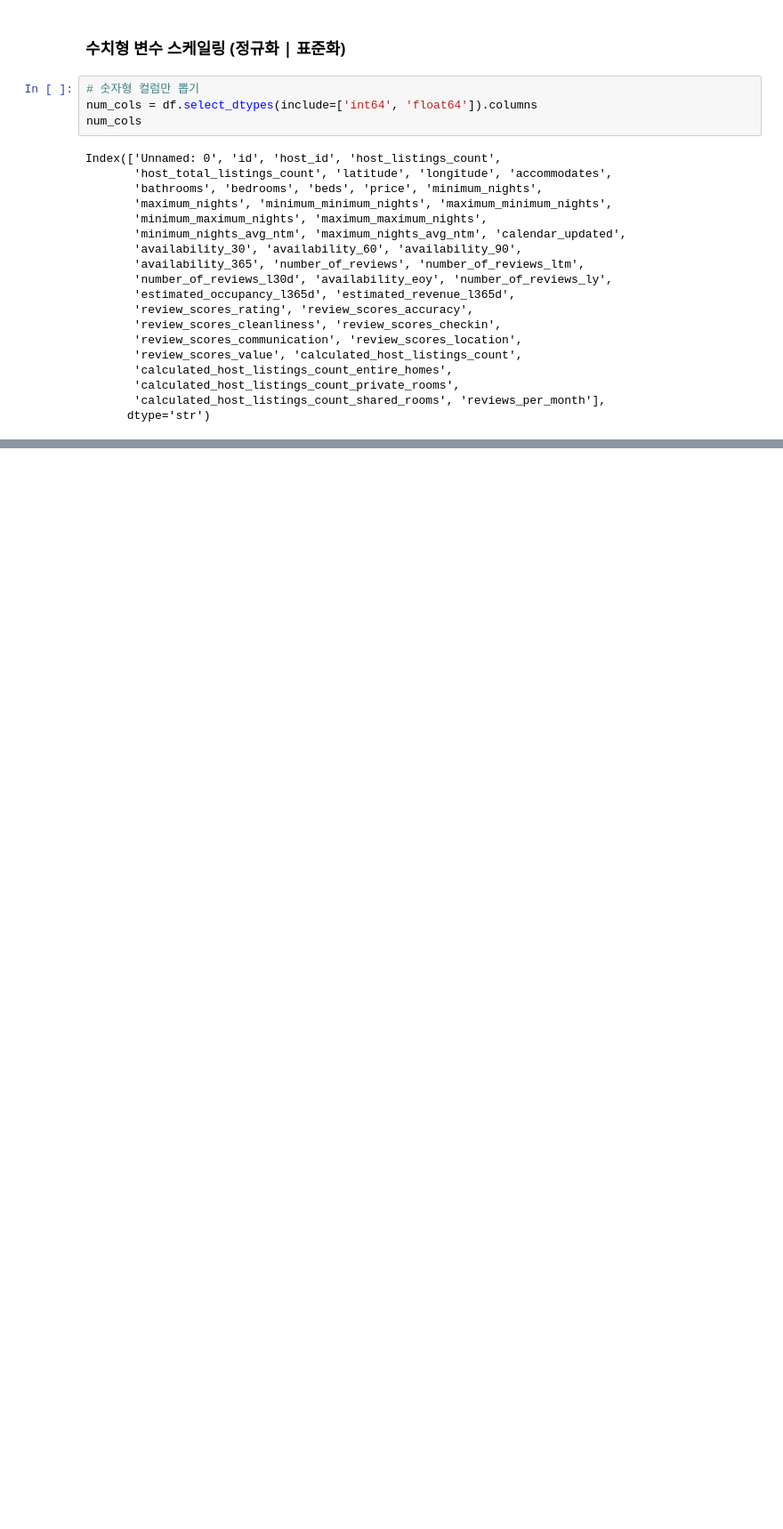
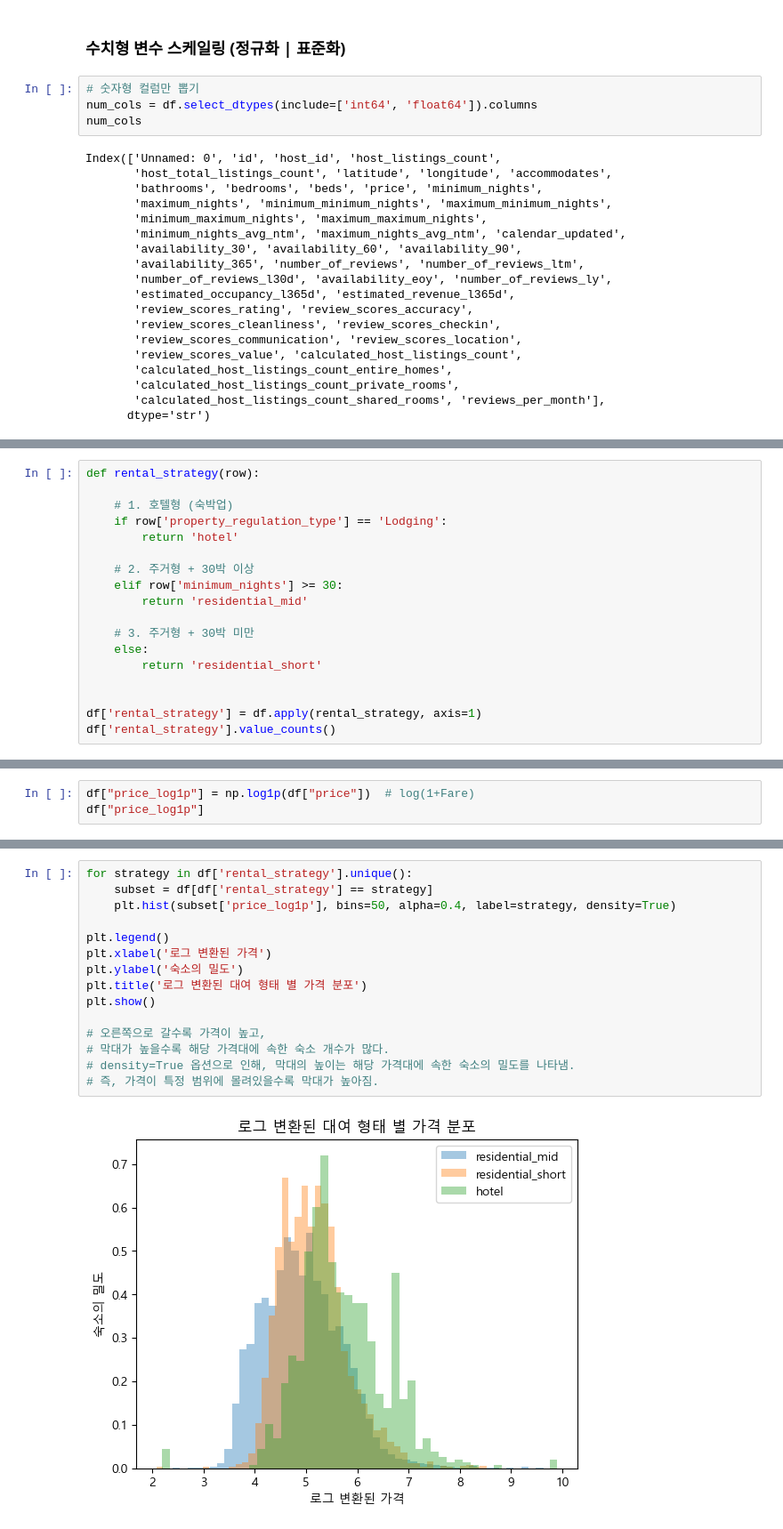
Before and after one commit to motimit/second_project, a Jupyter notebook: Chanhui_EDA/chanhui_eda_1.ipynb, the cells around one changed output, grey strips where cells are left out. Shown at 89% size. Cells and saved outputs as stored; diff of their text form; blank space fills up the shorter version.

```diff
--- a/Chanhui_EDA/chanhui_eda_1.ipynb
+++ b/Chanhui_EDA/chanhui_eda_1.ipynb
@@ -533,0 +588,18 @@ Index(['Unnamed: 0', 'id', 'host_id', 'host_listings_count',
+# %%
+def rental_strategy(row):
+
+    # 1. 호텔형 (숙박업)
+    if row['property_regulation_type'] == 'Lodging':
+        return 'hotel'
+
+    # 2. 주거형 + 30박 이상
+    elif row['minimum_nights'] >= 30:
+        return 'residential_mid'
+
+    # 3. 주거형 + 30박 미만
+    else:
+        return 'residential_short'
+
+
+df['rental_strategy'] = df.apply(rental_strategy, axis=1)
+df['rental_strategy'].value_counts()
@@ -533,0 +620,3 @@ Index(['Unnamed: 0', 'id', 'host_id', 'host_listings_count',
+# %%
+df["price_log1p"] = np.log1p(df["price"])  # log(1+Fare)
+df["price_log1p"]
@@ -533,0 +636,17 @@ Index(['Unnamed: 0', 'id', 'host_id', 'host_listings_count',
+# %%
+for strategy in df['rental_strategy'].unique():
+    subset = df[df['rental_strategy'] == strategy]
+    plt.hist(subset['price_log1p'], bins=50, alpha=0.4, label=strategy, density=True)
+
+plt.legend()
+plt.xlabel('로그 변환된 가격')
+plt.ylabel('숙소의 밀도')
+plt.title('로그 변환된 대여 형태 별 가격 분포')
+plt.show()
+
+# 오른쪽으로 갈수록 가격이 높고,
+# 막대가 높을수록 해당 가격대에 속한 숙소 개수가 많다.
+# density=True 옵션으로 인해, 막대의 높이는 해당 가격대에 속한 숙소의 밀도를 나타냄.
+# 즉, 가격이 특정 범위에 몰려있을수록 막대가 높아짐.
+# %% [output]
+[figure, added]
```
Also changed, not shown: parts of 24 cells of this notebook.
